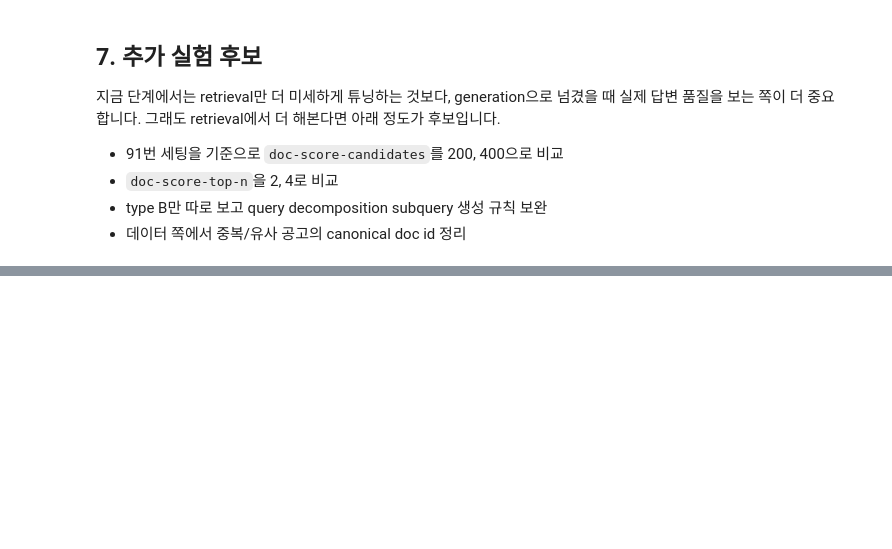
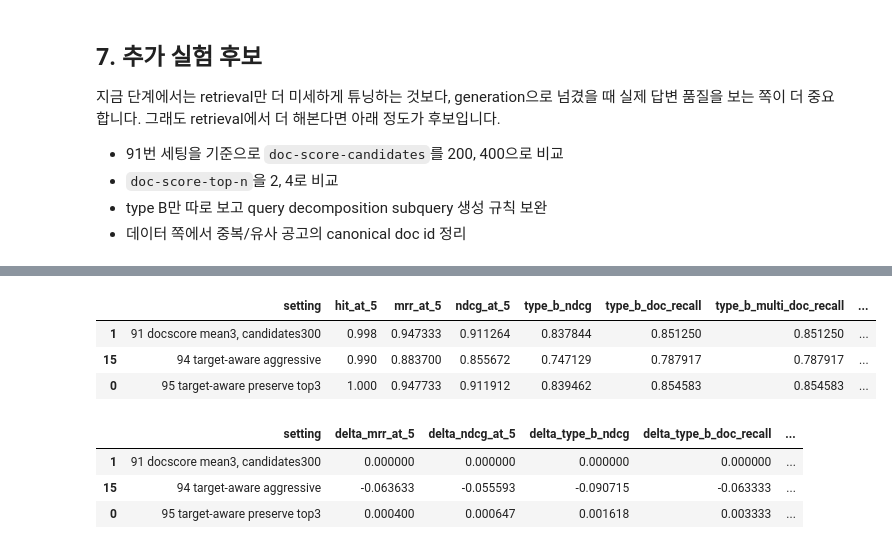
Before and after one commit to hskim2327/chatbot, a Jupyter notebook: notebooks/retrieval_690_optimization.ipynb, the cells around one changed output, grey strips where cells are left out. Saved outputs shown, nothing was run; the diff lists cells and outputs as text; code cells hidden in the pictures; blank space fills up the shorter version.

```diff
--- a/notebooks/retrieval_690_optimization.ipynb
+++ b/notebooks/retrieval_690_optimization.ipynb
@@ -182,0 +481,29 @@ print('\n' + best_eval_cmd)
+# %%
+target_compare_names = [
+    '91_dense_qdecomp_rrf_per75_docscore_mean3_300_kure_chroma_690_canonical',
+    '94_dense_qdecomp_rrf_per75_docscore_mean3_targetaware30_max3_kure_chroma_690_canonical',
+    '95_dense_qdecomp_rrf_per75_docscore_mean3_targetaware30_preserve3_kure_chroma_690_canonical',
+]
+target_compare = summary[summary['experiment_name'].isin(target_compare_names)].copy()
+target_compare['setting_order'] = target_compare['experiment_name'].map({name: idx for idx, name in enumerate(target_compare_names)})
+target_compare = target_compare.sort_values('setting_order')
+target_cols = [
+    'setting', 'hit_at_5', 'mrr_at_5', 'ndcg_at_5',
+    'type_b_ndcg', 'type_b_doc_recall', 'type_b_multi_doc_recall', 'type_e_ndcg',
+]
+display(target_compare[target_cols])
+
+base = target_compare[target_compare['experiment_name'] == target_compare_names[0]].iloc[0]
+delta = target_compare[target_cols].copy()
+for metric in ['hit_at_5', 'mrr_at_5', 'ndcg_at_5', 'type_b_ndcg', 'type_b_doc_recall', 'type_b_multi_doc_recall', 'type_e_ndcg']:
+    delta[f'delta_{metric}'] = delta[metric] - base[metric]
+display(delta[['setting', 'delta_mrr_at_5', 'delta_ndcg_at_5', 'delta_type_b_ndcg', 'delta_type_b_doc_recall', 'delta_type_b_multi_doc_recall']])
+# %% [output]
+|  | setting | hit_at_5 | mrr_at_5 | ndcg_at_5 | type_b_ndcg | type_b_doc_recall | type_b_multi_doc_recall | ... |
+| 1 | 91 docscore mean3, candidates300 | 0.998 | 0.947333 | 0.911264 | 0.837844 | 0.851250 | 0.851250 | ... |
+| 15 | 94 target-aware aggressive | 0.990 | 0.883700 | 0.855672 | 0.747129 | 0.787917 | 0.787917 | ... |
+| 0 | 95 target-aware preserve top3 | 1.000 | 0.947733 | 0.911912 | 0.839462 | 0.854583 | 0.854583 | ... |
+|  | setting | delta_mrr_at_5 | delta_ndcg_at_5 | delta_type_b_ndcg | delta_type_b_doc_recall | ... |
+| 1 | 91 docscore mean3, candidates300 | 0.000000 | 0.000000 | 0.000000 | 0.000000 | ... |
+| 15 | 94 target-aware aggressive | -0.063633 | -0.055593 | -0.090715 | -0.063333 | ... |
+| 0 | 95 target-aware preserve top3 | 0.000400 | 0.000647 | 0.001618 | 0.003333 | ... |
```
Also changed, not shown: parts of 22 cells of this notebook, 13 other files.
